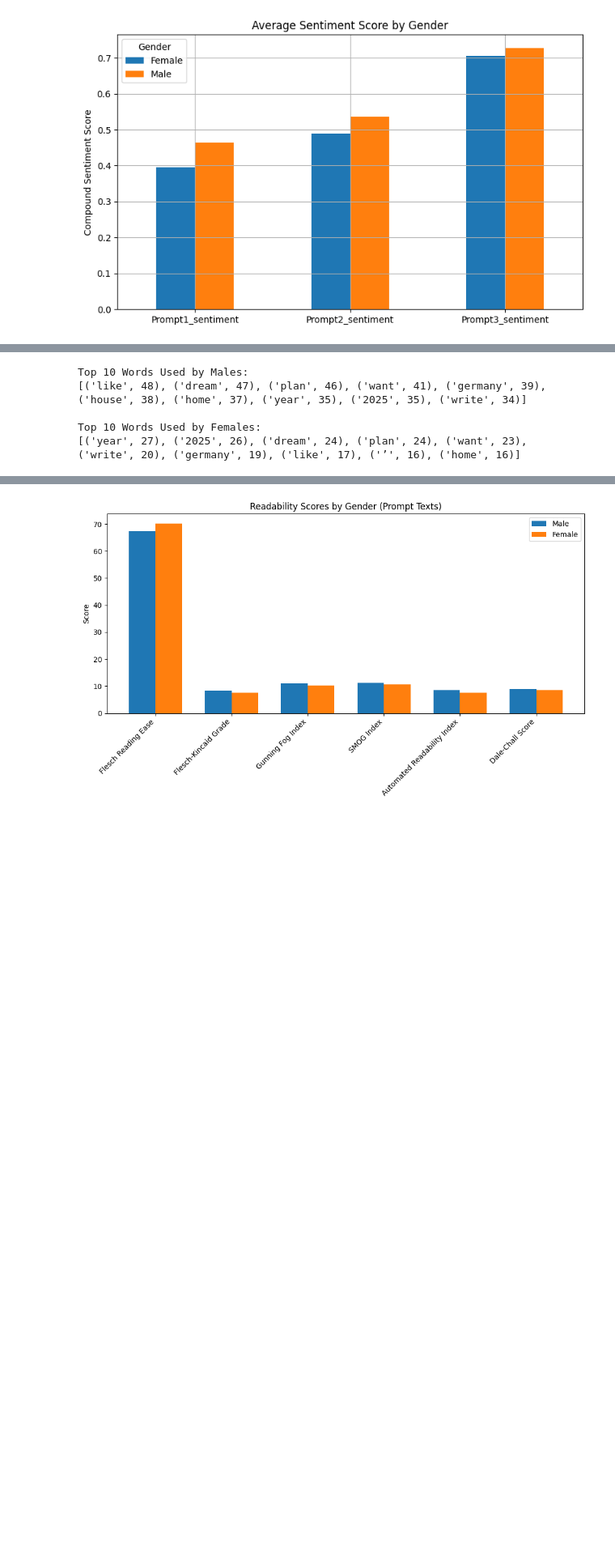
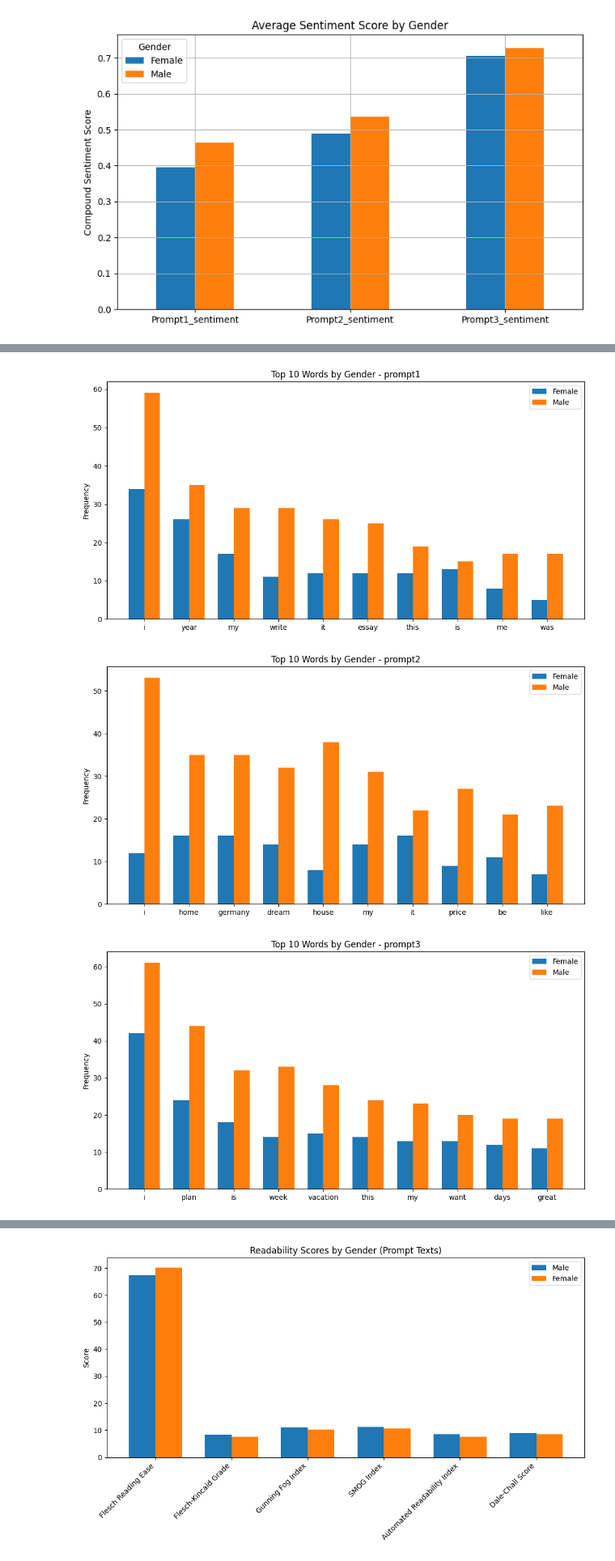
Before and after one commit to rakibahmed2153/Prompt-Analysis, a Jupyter notebook: aiPromptStudyAnalysis.ipynb, the cells around one changed output, grey strips where cells are left out. Shown at 81% size. Drawn from its saved outputs; the diff is of its cells as text; code cells hidden in the pictures; blank space fills up the shorter version.

Commit message:
Frequency Count

```diff
--- a/aiPromptStudyAnalysis.ipynb
+++ b/aiPromptStudyAnalysis.ipynb
@@ -600,19 +706,62 @@ Top 10 Words in Prompt3:
 # %%
-# Group by gender and sum all tokens per gender
-male_tokens = df[df['gender'] == 'Male'][['Prompt1_tokens', 'Prompt2_tokens', 'Prompt3_tokens']].sum().sum()
-female_tokens = df[df['gender'] == 'Female'][['Prompt1_tokens', 'Prompt2_tokens', 'Prompt3_tokens']].sum().sum()
+import pandas as pd
+from collections import Counter
+import re
+import matplotlib.pyplot as plt
 
-male_freq = Counter(male_tokens)
-female_freq = Counter(female_tokens)
 
-print("\nTop 10 Words Used by Males:")
-print(male_freq.most_common(10))
+prompts = ['prompt1', 'prompt2', 'prompt3']
 
-print("\nTop 10 Words Used by Females:")
-print(female_freq.most_common(10))
+# Common articles/stop words to exclude
+stop_words = {'a', 'an', 'the', 'and', 'or', 'but', 'if', 'on', 'in', 'at', 'by', 'for', 'with', 'about', 'of', 'to'}
+
+# Function to extract solid words
+def get_solid_words(text):
+    text = str(text).lower()
+    words = re.findall(r'\b[a-z]+\b', text)
+    return [word for word in words if word not in stop_words]
+
+# Function to get word counts
+def get_word_counts(texts):
+    words = []
+    for text in texts.dropna():
+        words.extend(get_solid_words(text))
+    return Counter(words)
+
+# Gender-wise analysis
+genders = df['gender'].unique()
+
+for prompt in prompts:
+    # Collect all word counts per gender
+    gender_counts = {}
+    for gender in genders:
+        gender_df = df[df['gender'] == gender]
+        counts = get_word_counts(gender_df[prompt])
+        gender_counts[gender] = counts
+
+    # Find top 10 words overall across genders
+    combined_counts = sum(gender_counts.values(), Counter())
+    top_10_words = [word for word, _ in combined_counts.most_common(10)]
+
+    # Prepare average frequency per gender
+    avg_freq = {gender: [gender_counts[gender].get(word, 0) for word in top_10_words] for gender in genders}
+
+    # Plot
+    x = range(len(top_10_words))
+    width = 0.35
+
+    fig, ax = plt.subplots(figsize=(12,6))
+
+    for i, gender in enumerate(genders):
+        ax.bar([p + i*width for p in x], avg_freq[gender], width=width, label=gender)
+
+    ax.set_xticks([p + width/2 for p in x])
+    ax.set_xticklabels(top_10_words)
+    ax.set_ylabel("Frequency")
+    ax.set_title(f"Top 10 Words by Gender - {prompt}")
+    ax.legend()
+    plt.show()
 # %% [output]
-Top 10 Words Used by Males:
-[('like', 48), ('dream', 47), ('plan', 46), ('want', 41), ('germany', 39), ('house', 38), ('home', 37), ('year', 35), ('2025', 35), ('write', 34)]
-
-Top 10 Words Used by Females:
-[('year', 27), ('2025', 26), ('dream', 24), ('plan', 24), ('want', 23), ('write', 20), ('germany', 19), ('like', 17), ('’', 16), ('home', 16)]
+[figure, added]
+[figure, added]
+[figure, added]
```
Also changed, not shown: parts of 23 cells of this notebook.
